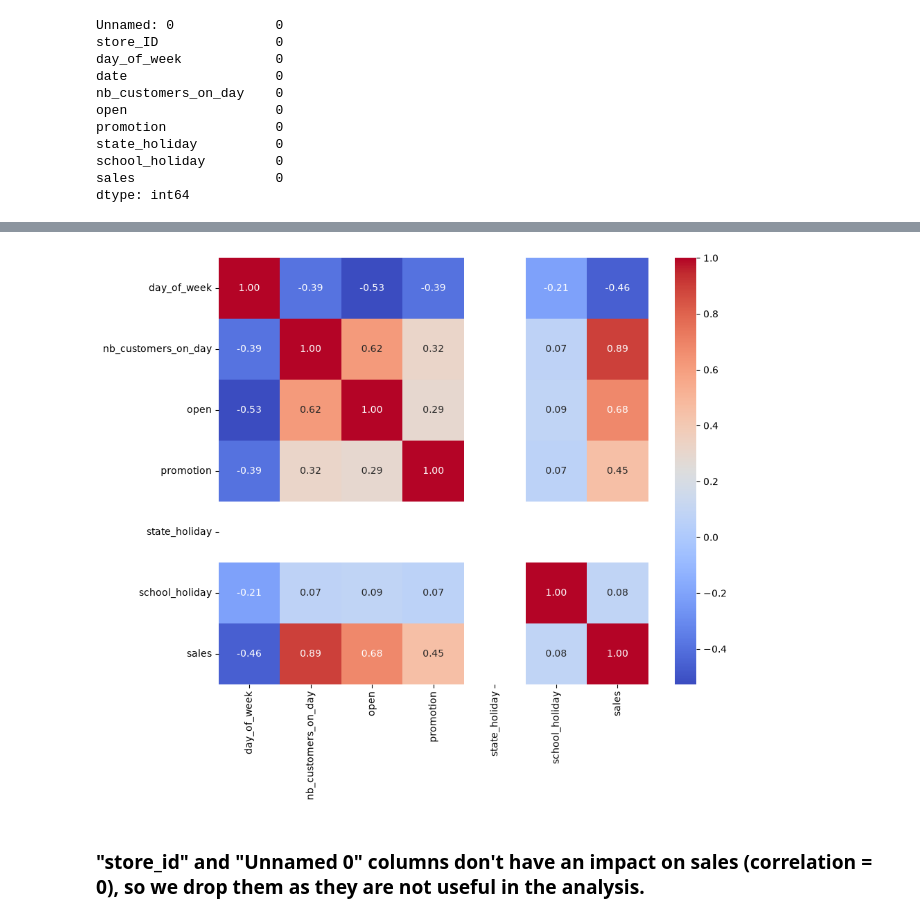
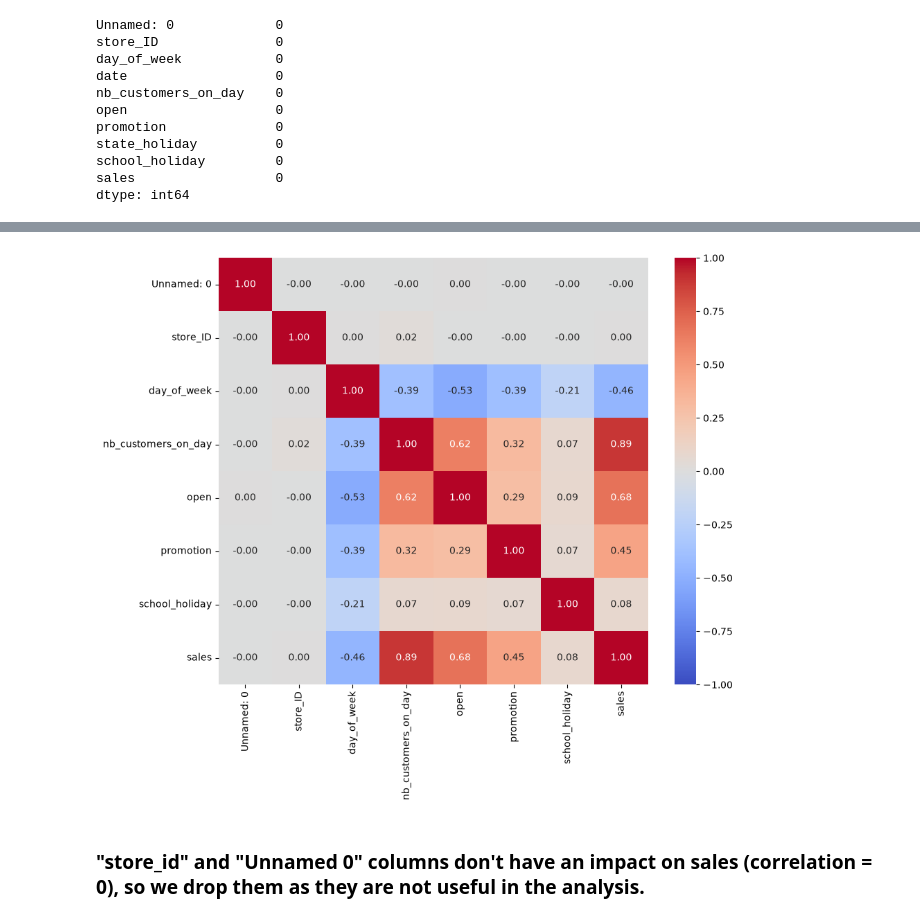
Before and after one commit to mahmoodasayeedi/Group4-Project, a Jupyter notebook: notebooks/EDA.ipynb, the cells around one changed output, grey strips where cells are left out. Cells and saved outputs as stored; diff of their text form; code cells hidden in the pictures.

```diff
--- a/notebooks/EDA.ipynb
+++ b/notebooks/EDA.ipynb
@@ -133,12 +120,14 @@ df.head()
-# %%
-#heat map of the correlation between the columns
-plt.figure(figsize=(10, 8))
-
-corr = df.drop(columns=["date"]).corr()
-sns.heatmap(corr, annot=True, cmap="coolwarm", fmt=".2f")
-plt.show()
-# %% [output]
-[figure, removed]
+# %%
+#heatmap to show only columns with a valid correlation
+numeric_df = df.select_dtypes(include="number")
+numeric_df = numeric_df.loc[:, numeric_df.nunique(dropna=True) > 1]
+
+plt.figure(figsize=(10, 8))
+sns.heatmap(numeric_df.corr(), annot=True, cmap="coolwarm",
+            vmin=-1, vmax=1, fmt=".2f")
+plt.show()
+# %% [output]
+[figure, added]
 # %% [markdown]
 ### "store_id" and "Unnamed 0" columns don't have an impact on sales (correlation = 0), so we drop them as they are not useful in the analysis.
 # %%
```
Also changed, not shown: parts of 9 cells of this notebook.
